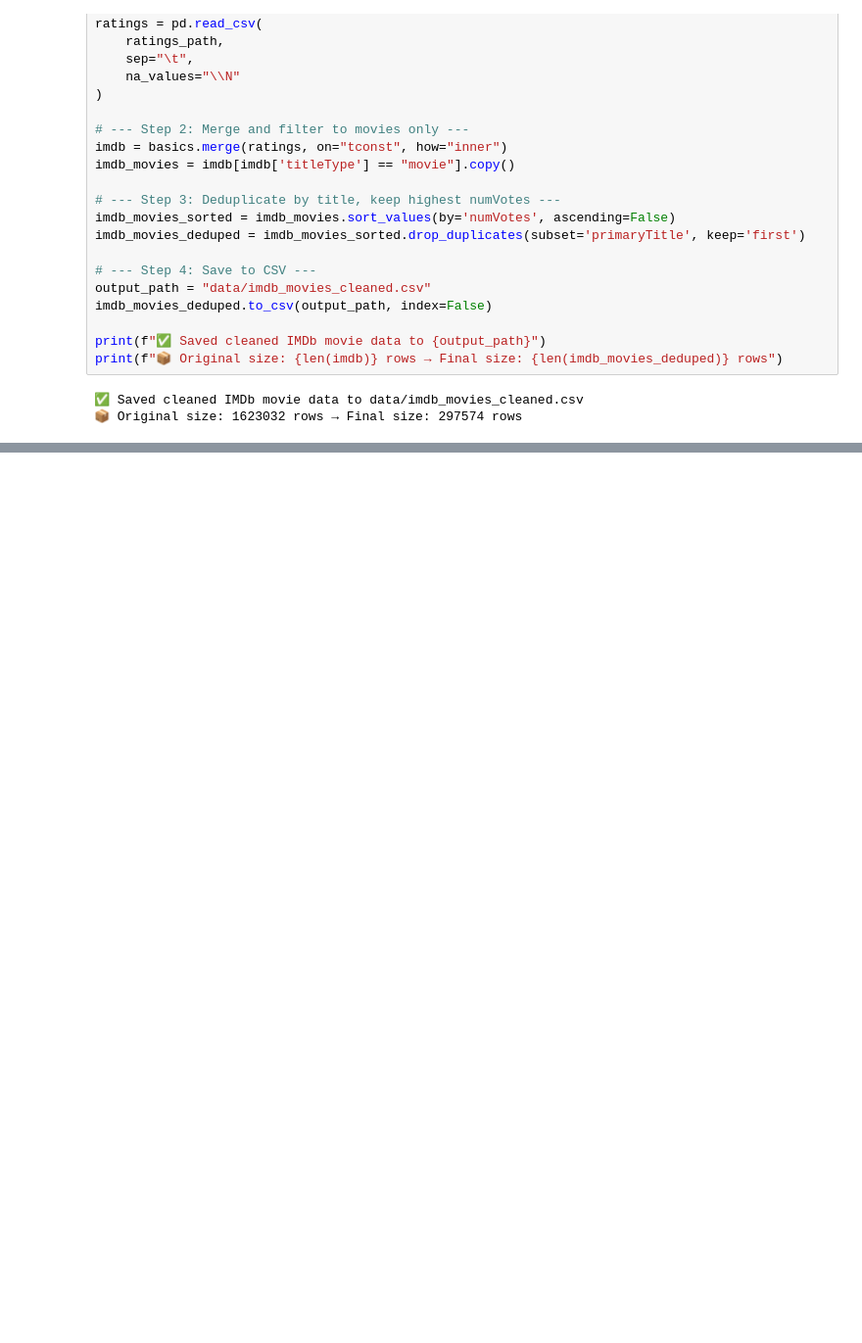
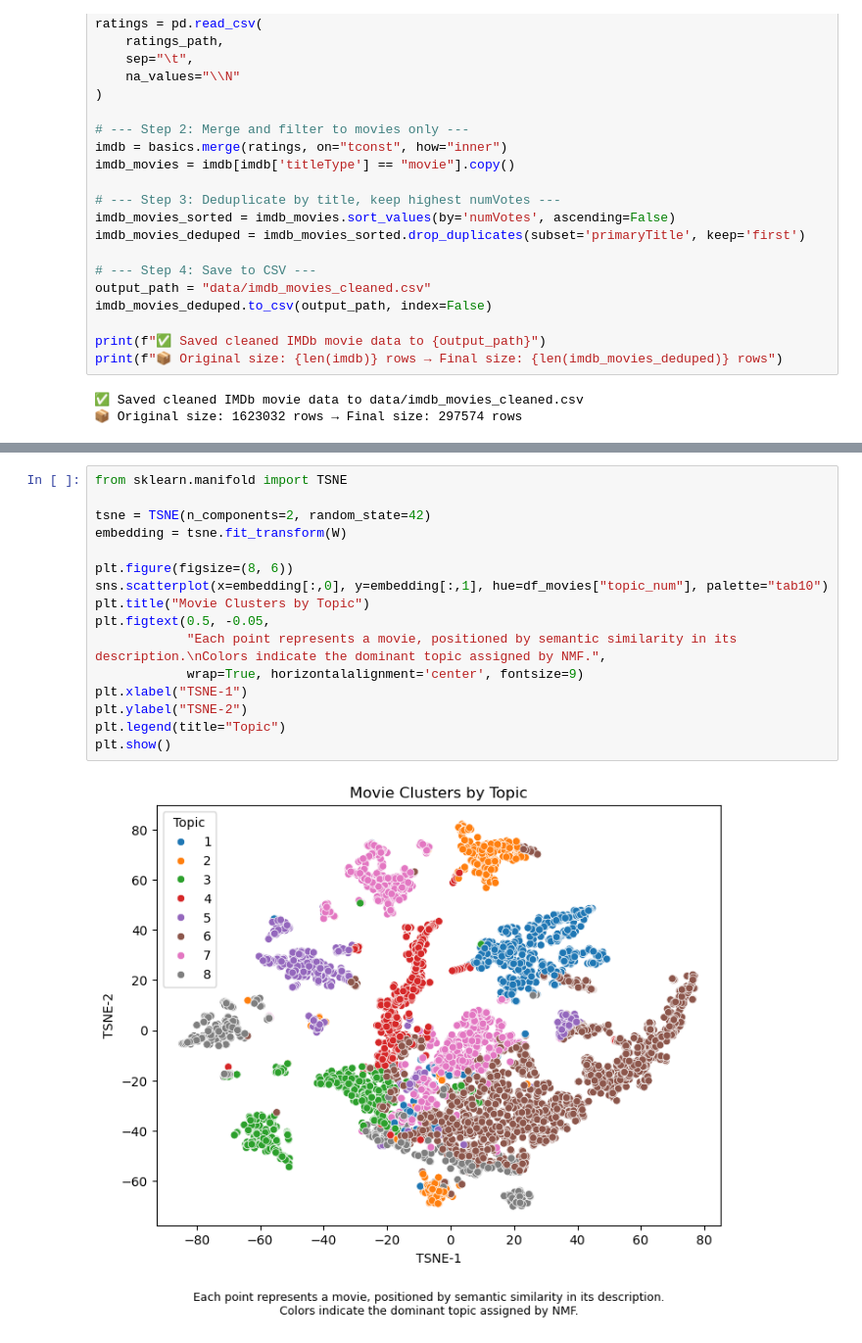
Before and after one commit to mkulynyc/IntroToDataScience_FinalProject, a Jupyter notebook: scratch_work.ipynb, the cells around one changed output, grey strips where cells are left out. Shown at 98% size. Saved outputs shown, nothing was run; the diff lists cells and outputs as text; blank space fills up the shorter version.

```diff
--- a/scratch_work.ipynb
+++ b/scratch_work.ipynb
@@ -719,0 +839,18 @@ print(f"📦 Original size: {len(imdb)} rows → Final size: {len(imdb_movies_de
+# %%
+from sklearn.manifold import TSNE
+
+tsne = TSNE(n_components=2, random_state=42)
+embedding = tsne.fit_transform(W)
+
+plt.figure(figsize=(8, 6))
+sns.scatterplot(x=embedding[:,0], y=embedding[:,1], hue=df_movies["topic_num"], palette="tab10")
+plt.title("Movie Clusters by Topic")
+plt.figtext(0.5, -0.05,
+            "Each point represents a movie, positioned by semantic similarity in its description.\nColors indicate the dominant topic assigned by NMF.",
+            wrap=True, horizontalalignment='center', fontsize=9)
+plt.xlabel("TSNE-1")
+plt.ylabel("TSNE-2")
+plt.legend(title="Topic")
+plt.show()
+# %% [output]
+[figure, added]
```
Also changed, not shown: parts of 26 cells of this notebook.
